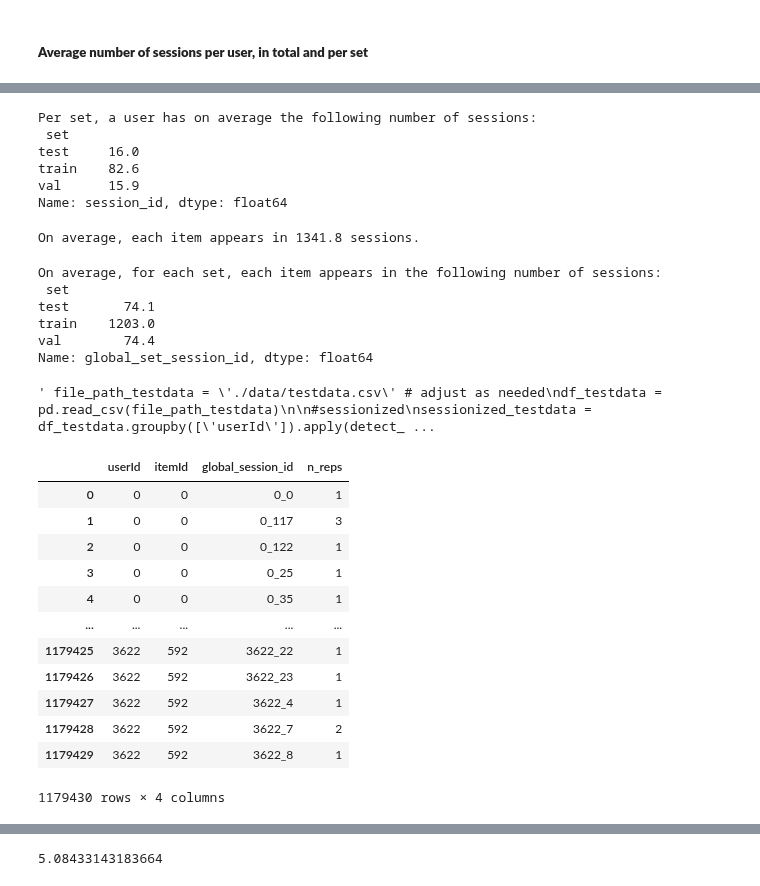
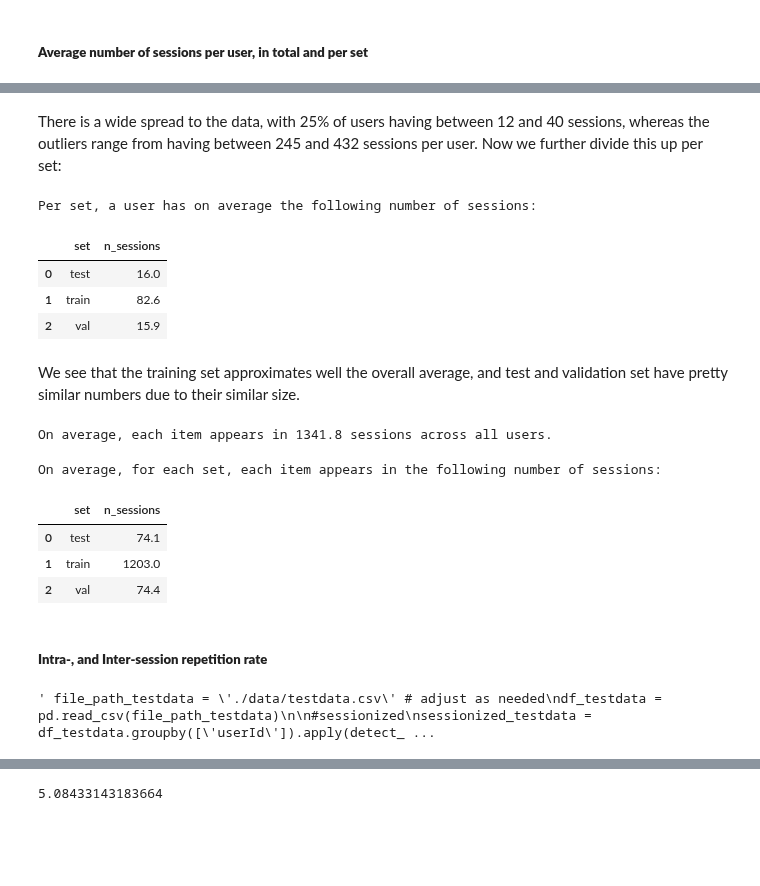
Before and after one commit to Laura-Legat/Practical-Work-AI, a Jupyter notebook: dataset_analysis.ipynb, the cells around one changed output, grey strips where cells are left out. Saved outputs shown, nothing was run; the diff lists cells and outputs as text; code cells hidden in the pictures; blank space fills up the shorter version.

```diff
--- a/dataset_analysis.ipynb
+++ b/dataset_analysis.ipynb
@@ -254,18 +313,22 @@ On average, a user has 86.0 sessions.
+# %% [markdown]
+There is a wide spread to the data, with 25% of users having between 12 and 40 sessions, whereas the outliers range from having between 245 and 432 sessions per user. Now we further divide this up per set:
 # %%
 # count number of sessions per user per set
 session_counts = sessionized_df.groupby(['set', 'userId'])['session_id'].nunique()
 
 # averaging
-average_session_counts_per_set = session_counts.groupby(level='set').mean().round(1)
+average_session_counts_per_set = session_counts.groupby(level='set').mean().round(1).reset_index(name='n_sessions')
 
-print("Per set, a user has on average the following number of sessions: \n", average_session_counts_per_set)
+print("Per set, a user has on average the following number of sessions:")
+average_session_counts_per_set
 # %% [output]
 Per set, a user has on average the following number of sessions:
- set
-test     16.0
-train    82.6
-val      15.9
-Name: session_id, dtype: float64
+|  | set | n_sessions |
+| 0 | test | 16.0 |
+| 1 | train | 82.6 |
+| 2 | val | 15.9 |
+# %% [markdown]
+We see that the training set approximates well the overall average, and test and validation set have pretty similar numbers due to their similar size.
 # %%
 # create global session id to account for the fact that while session id's are unique per user, they are not unique globally, each global session id exactly describes one user in a specific session and is not the same across multiple users
 sessionized_df_overall['global_session_id'] = sessionized_df_overall['userId'].astype(str) + "_" + sessionized_df_overall['session_id'].astype(str)
@@ -276,9 +339,9 @@ item_sessions_count = sessionized_df_overall.groupby('itemId')['global_session_i
 # average sessions per item
 avg_sessions_per_item = item_sessions_count.mean().round(1)
 
-print(f"On average, each item appears in {avg_sessions_per_item} sessions.")
+print(f"On average, each item appears in {avg_sessions_per_item} sessions across all users.")
 # %% [output]
-On average, each item appears in 1341.8 sessions.
+On average, each item appears in 1341.8 sessions across all users.
 # %%
 # each global_set_session_id describes one user in a specific session in a specific set
 sessionized_df_overall['global_set_session_id'] = sessionized_df_overall['set'].astype(str) + "_" + sessionized_df_overall['userId'].astype(str) + sessionized_df_overall['session_id'].astype(str)
@@ -286,14 +349,17 @@ sessionized_df_overall['global_set_session_id'] = sessionized_df_overall['set'].
 # group by itemid, then by set, and count sessions
 item_session_count_per_set = sessionized_df_overall.groupby(['itemId', 'set'])['global_set_session_id'].nunique()
 
-avg_item_session_count_per_set = item_session_count_per_set.groupby(level='set').mean().round(1)
+avg_item_session_count_per_set = item_session_count_per_set.groupby(level='set').mean().round(1).reset_index(name='n_sessions')
 
-print("On average, for each set, each item appears in the following number of sessions: \n", avg_item_session_count_per_set)
+print("On average, for each set, each item appears in the following number of sessions:")
+
+avg_item_session_count_per_set
 # %% [output]
 On average, for each set, each item appears in the following number of sessions:
- set
-test       74.1
-train    1203.0
-val        74.4
-Name: global_set_session_id, dtype: float64
+|  | set | n_sessions |
+| 0 | test | 74.1 |
+| 1 | train | 1203.0 |
+| 2 | val | 74.4 |
+# %% [markdown]
+##### **Intra-, and Inter-session repetition rate**
 # %%
@@ -312,18 +379,7 @@ sessionized_testdata """
 # %%
 # INTRA rep avg
 reps_per_item_per_session_intra = sessionized_df_overall.groupby(['userId', 'itemId', 'global_session_id']).size().reset_index(name='n_reps')
-reps_per_item_per_session_intra
+#reps_per_item_per_session_intra
+
+reps_per_session = reps_per_item_per_session_intra.groupby('global_session_id')['n_reps'].sum().reset_index(name='n_reps')
+#reps_per_session
-# %% [output]
-|  | userId | itemId | global_session_id | n_reps |
-| 0 | 0 | 0 | 0_0 | 1 |
-| 1 | 0 | 0 | 0_117 | 3 |
-| 2 | 0 | 0 | 0_122 | 1 |
-| 3 | 0 | 0 | 0_25 | 1 |
-| 4 | 0 | 0 | 0_35 | 1 |
-| ... | ... | ... | ... | ... |
-| 1179425 | 3622 | 592 | 3622_22 | 1 |
-| 1179426 | 3622 | 592 | 3622_23 | 1 |
-| 1179427 | 3622 | 592 | 3622_4 | 1 |
-| 1179428 | 3622 | 592 | 3622_7 | 2 |
-| 1179429 | 3622 | 592 | 3622_8 | 1 |
-1179430 rows × 4 columns
```
Also changed, not shown: parts of 20 cells of this notebook.
